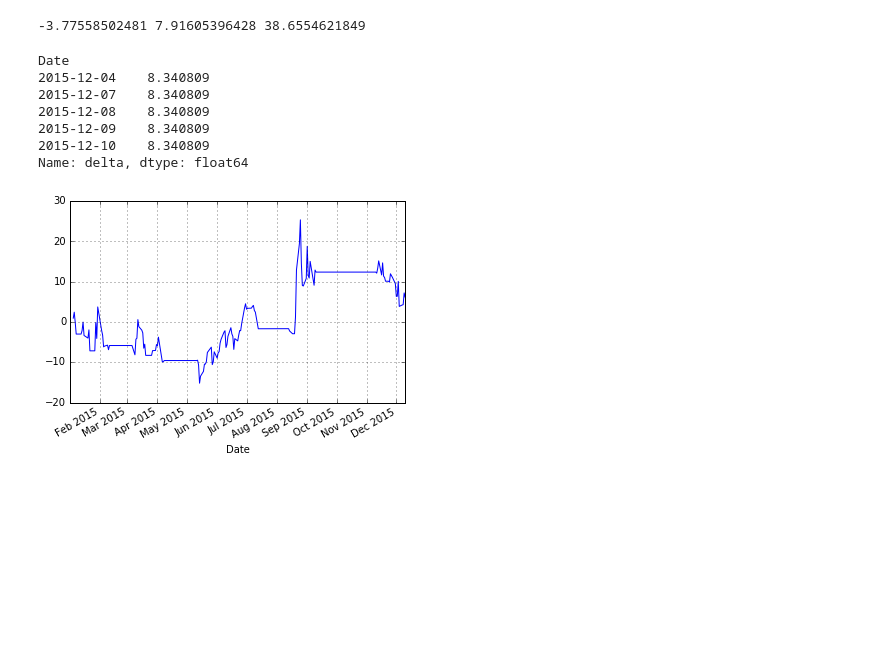
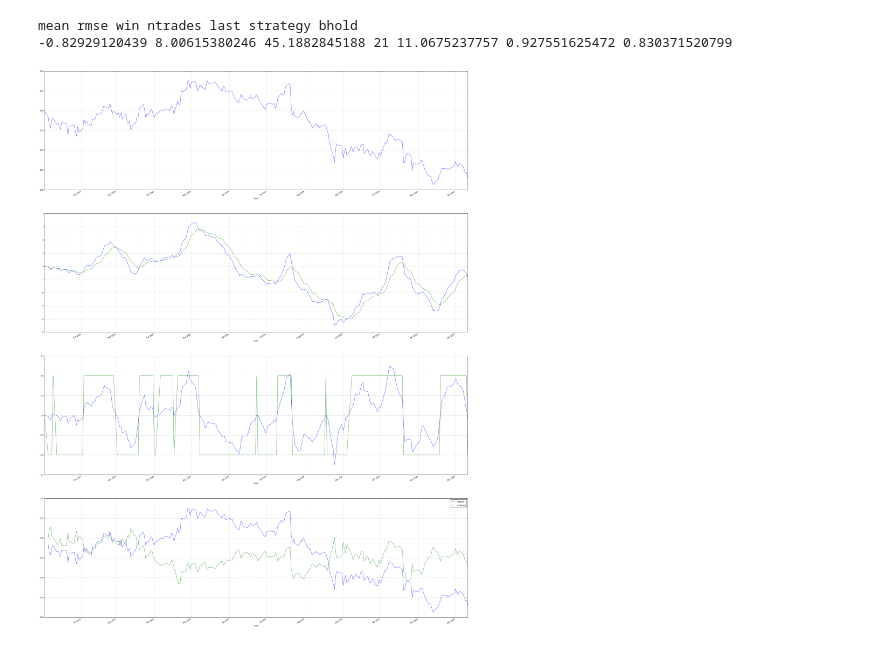
Before and after one commit to portfolioscout/py4fi, a Jupyter notebook: ipython/macdtest.ipynb, the cells around one changed output. Saved outputs shown, nothing was run; the diff lists cells and outputs as text; code cells hidden in the pictures; blank space fills up the shorter version.

Commit message:
macd

```diff
--- a/ipython/macdtest.ipynb
+++ b/ipython/macdtest.ipynb
@@ -69,14 +13,10 @@ plotMacd(dt)
 # %%
-dcs=doCumsum(dt)
-dcumsum['delta'].plot(grid=True)
-dcs['delta'].tail()
+dt = macd.macd('ibm')
+#macd.plotMacd(dt)
+dcs=macd.doCumsum(dt)
+#dcs['delta'].plot(figsize=(42, 10), grid=True)
+#dcs.tail()
 # %% [output]
--3.77558502481 7.91605396428 38.6554621849
+mean rmse win ntrades last strategy bhold
+-0.82929120439 8.00615380246 45.1882845188 21 11.0675237757 0.927551625472 0.830371520799
-Date
-2015-12-04    8.340809
-2015-12-07    8.340809
-2015-12-08    8.340809
-2015-12-09    8.340809
-2015-12-10    8.340809
-Name: delta, dtype: float64
-[figure, old version]
+[figure, new version]
```
Also changed, not shown: parts of 5 cells of this notebook, 1 other file.
